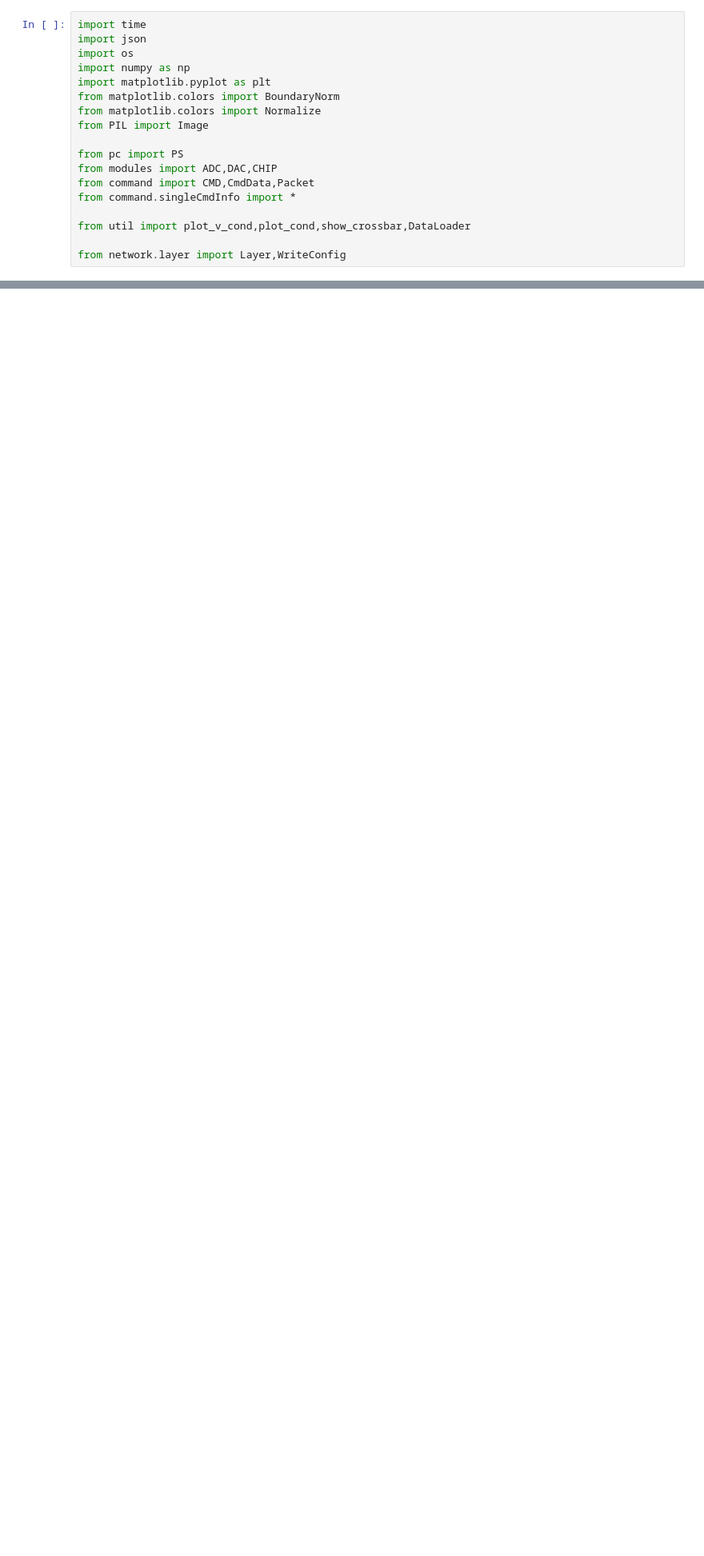
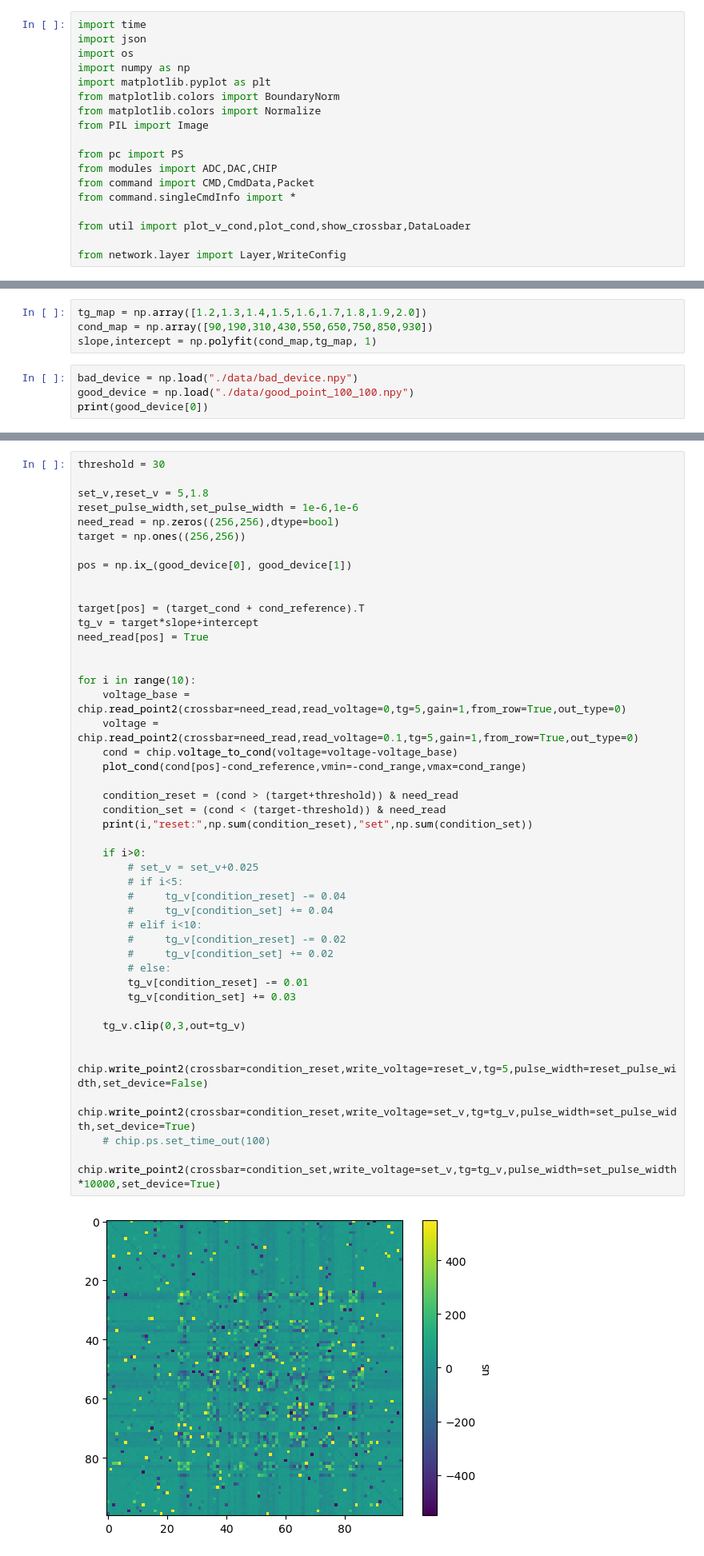
Before and after one commit to bei-meng/host_computer, a Jupyter notebook: hminst.ipynb, the cells around one changed output, grey strips where cells are left out. Shown at 80% size. Saved outputs shown, nothing was run; the diff lists cells and outputs as text; blank space fills up the shorter version.

```diff
--- a/hminst.ipynb
+++ b/hminst.ipynb
@@ -53,0 +56,8 @@ plot_cond(target_cond.T,vmin=-500,vmax=500)
+# %%
+tg_map = np.array([1.2,1.3,1.4,1.5,1.6,1.7,1.8,1.9,2.0])
+cond_map = np.array([90,190,310,430,550,650,750,850,930])
+slope,intercept = np.polyfit(cond_map,tg_map, 1)
+# %%
+bad_device = np.load("./data/bad_device.npy")
+good_device = np.load("./data/good_point_100_100.npy")
+print(good_device[0])
@@ -53,0 +73,46 @@ plot_cond(target_cond.T,vmin=-500,vmax=500)
+# %%
+threshold = 30
+
+set_v,reset_v = 5,1.8
+reset_pulse_width,set_pulse_width = 1e-6,1e-6
+need_read = np.zeros((256,256),dtype=bool)
+target = np.ones((256,256))
+
+pos = np.ix_(good_device[0], good_device[1])
+
+
+target[pos] = (target_cond + cond_reference).T
+tg_v = target*slope+intercept
+need_read[pos] = True
+
+
+for i in range(10):
+    voltage_base = chip.read_point2(crossbar=need_read,read_voltage=0,tg=5,gain=1,from_row=True,out_type=0)
+    voltage = chip.read_point2(crossbar=need_read,read_voltage=0.1,tg=5,gain=1,from_row=True,out_type=0)
+    cond = chip.voltage_to_cond(voltage=voltage-voltage_base)
+    plot_cond(cond[pos]-cond_reference,vmin=-cond_range,vmax=cond_range)
+
+    condition_reset = (cond > (target+threshold)) & need_read
+    condition_set = (cond < (target-threshold)) & need_read
+    print(i,"reset:",np.sum(condition_reset),"set",np.sum(condition_set))
+
+    if i>0:
+        # set_v = set_v+0.025
+        # if i<5:
+        #     tg_v[condition_reset] -= 0.04
+        #     tg_v[condition_set] += 0.04
+        # elif i<10:
+        #     tg_v[condition_reset] -= 0.02
+        #     tg_v[condition_set] += 0.02
+        # else:
+        tg_v[condition_reset] -= 0.01
+        tg_v[condition_set] += 0.03
+
+    tg_v.clip(0,3,out=tg_v)
+
+    chip.write_point2(crossbar=condition_reset,write_voltage=reset_v,tg=5,pulse_width=reset_pulse_width,set_device=False)
+    chip.write_point2(crossbar=condition_reset,write_voltage=set_v,tg=tg_v,pulse_width=set_pulse_width,set_device=True)
+    # chip.ps.set_time_out(100)
+    chip.write_point2(crossbar=condition_set,write_voltage=set_v,tg=tg_v,pulse_width=set_pulse_width*10000,set_device=True)
+# %% [output]
+[figure, added]
```
Also changed, not shown: parts of 18 cells of this notebook, 16 other files.
